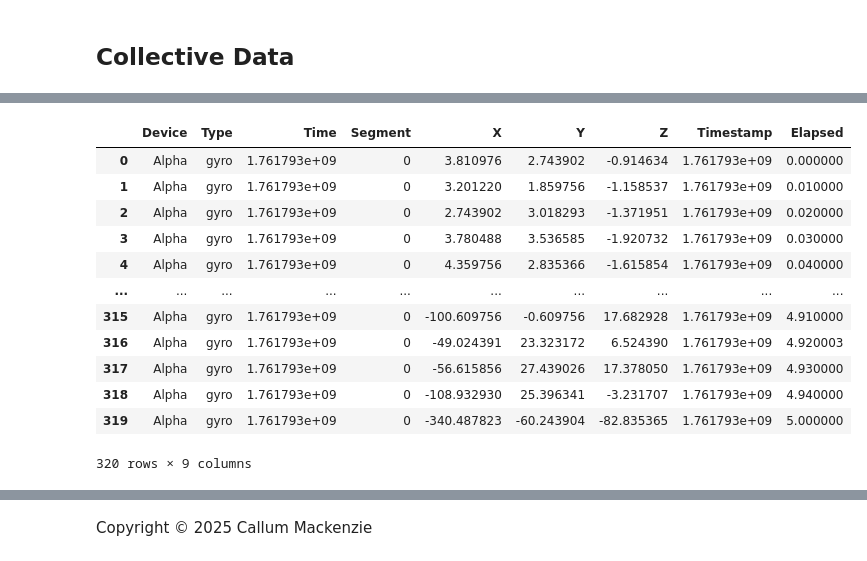
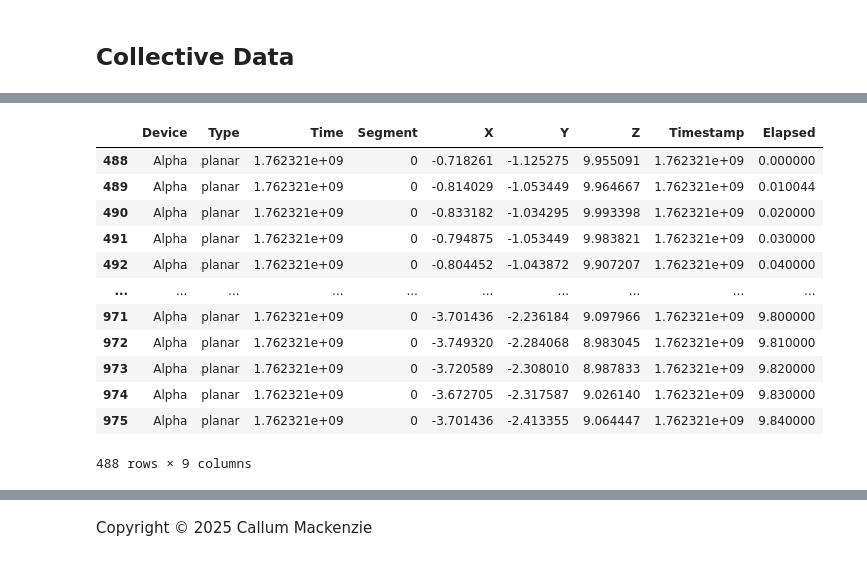
Before and after one commit to Fitintel/fitnet-ml, a Jupyter notebook: test-analysis.ipynb, the cells around one changed output, grey strips where cells are left out. Saved outputs shown, nothing was run; the diff lists cells and outputs as text; code cells hidden in the pictures.

```diff
--- a/test-analysis.ipynb
+++ b/test-analysis.ipynb
@@ -170,29 +170,38 @@ df.head()
 # %%
 # Visualize IMU data of a given type
 
 devname = "Alpha\x00"
-imutype = "gyro"
 
-dev = df[df['Type'] == imutype].copy()
-dev = dev[dev['Device'] == devname].copy()
-earliest = dev['Time'].min()
-dev['Elapsed'] = dev['Time'] - earliest
+gyro = df[df['Type'] == "gyro"].copy()
+gyro = gyro[gyro['Device'] == devname].copy()
+earliest = gyro['Time'].min()
+gyro['Elapsed'] = gyro['Time'] - earliest
 
-dev
+planar = df[df['Type'] == "planar"].copy()
+planar = planar[planar['Device'] == devname].copy()
+earliest = planar['Time'].min()
+planar['Elapsed'] = planar['Time'] - earliest
+
+mag = df[df['Type'] == "mag"].copy()
+mag = mag[mag['Device'] == devname].copy()
+earliest = mag['Time'].min()
+mag['Elapsed'] = mag['Time'] - earliest
+
+planar
 # %% [output]
 |  | Device | Type | Time | Segment | X | Y | Z | Timestamp | Elapsed |
-| 0 | Alpha | gyro | 1.761793e+09 | 0 | 3.810976 | 2.743902 | -0.914634 | 1.761793e+09 | 0.000000 |
-| 1 | Alpha | gyro | 1.761793e+09 | 0 | 3.201220 | 1.859756 | -1.158537 | 1.761793e+09 | 0.010000 |
-| 2 | Alpha | gyro | 1.761793e+09 | 0 | 2.743902 | 3.018293 | -1.371951 | 1.761793e+09 | 0.020000 |
-| 3 | Alpha | gyro | 1.761793e+09 | 0 | 3.780488 | 3.536585 | -1.920732 | 1.761793e+09 | 0.030000 |
-| 4 | Alpha | gyro | 1.761793e+09 | 0 | 4.359756 | 2.835366 | -1.615854 | 1.761793e+09 | 0.040000 |
+| 488 | Alpha | planar | 1.762321e+09 | 0 | -0.718261 | -1.125275 | 9.955091 | 1.762321e+09 | 0.000000 |
+| 489 | Alpha | planar | 1.762321e+09 | 0 | -0.814029 | -1.053449 | 9.964667 | 1.762321e+09 | 0.010044 |
+| 490 | Alpha | planar | 1.762321e+09 | 0 | -0.833182 | -1.034295 | 9.993398 | 1.762321e+09 | 0.020000 |
+| 491 | Alpha | planar | 1.762321e+09 | 0 | -0.794875 | -1.053449 | 9.983821 | 1.762321e+09 | 0.030000 |
+| 492 | Alpha | planar | 1.762321e+09 | 0 | -0.804452 | -1.043872 | 9.907207 | 1.762321e+09 | 0.040000 |
 | ... | ... | ... | ... | ... | ... | ... | ... | ... | ... |
-| 315 | Alpha | gyro | 1.761793e+09 | 0 | -100.609756 | -0.609756 | 17.682928 | 1.761793e+09 | 4.910000 |
-| 316 | Alpha | gyro | 1.761793e+09 | 0 | -49.024391 | 23.323172 | 6.524390 | 1.761793e+09 | 4.920003 |
-| 317 | Alpha | gyro | 1.761793e+09 | 0 | -56.615856 | 27.439026 | 17.378050 | 1.761793e+09 | 4.930000 |
-| 318 | Alpha | gyro | 1.761793e+09 | 0 | -108.932930 | 25.396341 | -3.231707 | 1.761793e+09 | 4.940000 |
-| 319 | Alpha | gyro | 1.761793e+09 | 0 | -340.487823 | -60.243904 | -82.835365 | 1.761793e+09 | 5.000000 |
+| 971 | Alpha | planar | 1.762321e+09 | 0 | -3.701436 | -2.236184 | 9.097966 | 1.762321e+09 | 9.800000 |
+| 972 | Alpha | planar | 1.762321e+09 | 0 | -3.749320 | -2.284068 | 8.983045 | 1.762321e+09 | 9.810000 |
+| 973 | Alpha | planar | 1.762321e+09 | 0 | -3.720589 | -2.308010 | 8.987833 | 1.762321e+09 | 9.820000 |
+| 974 | Alpha | planar | 1.762321e+09 | 0 | -3.672705 | -2.317587 | 9.026140 | 1.762321e+09 | 9.830000 |
+| 975 | Alpha | planar | 1.762321e+09 | 0 | -3.701436 | -2.413355 | 9.064447 | 1.762321e+09 | 9.840000 |
-320 rows × 9 columns
+488 rows × 9 columns
 # %%
 import matplotlib.pyplot as plt
 
```
Also changed, not shown: parts of 5 cells of this notebook.
